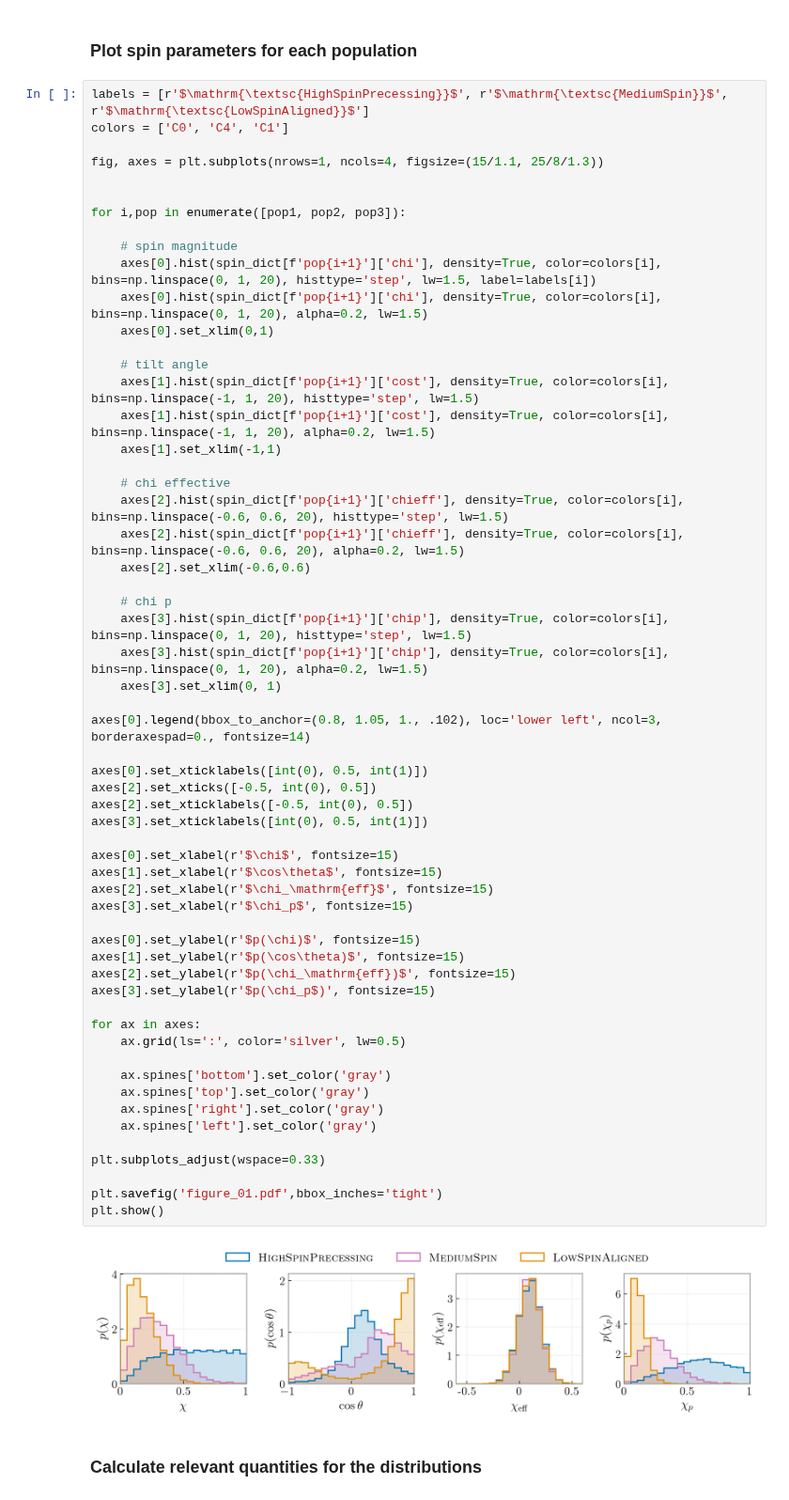
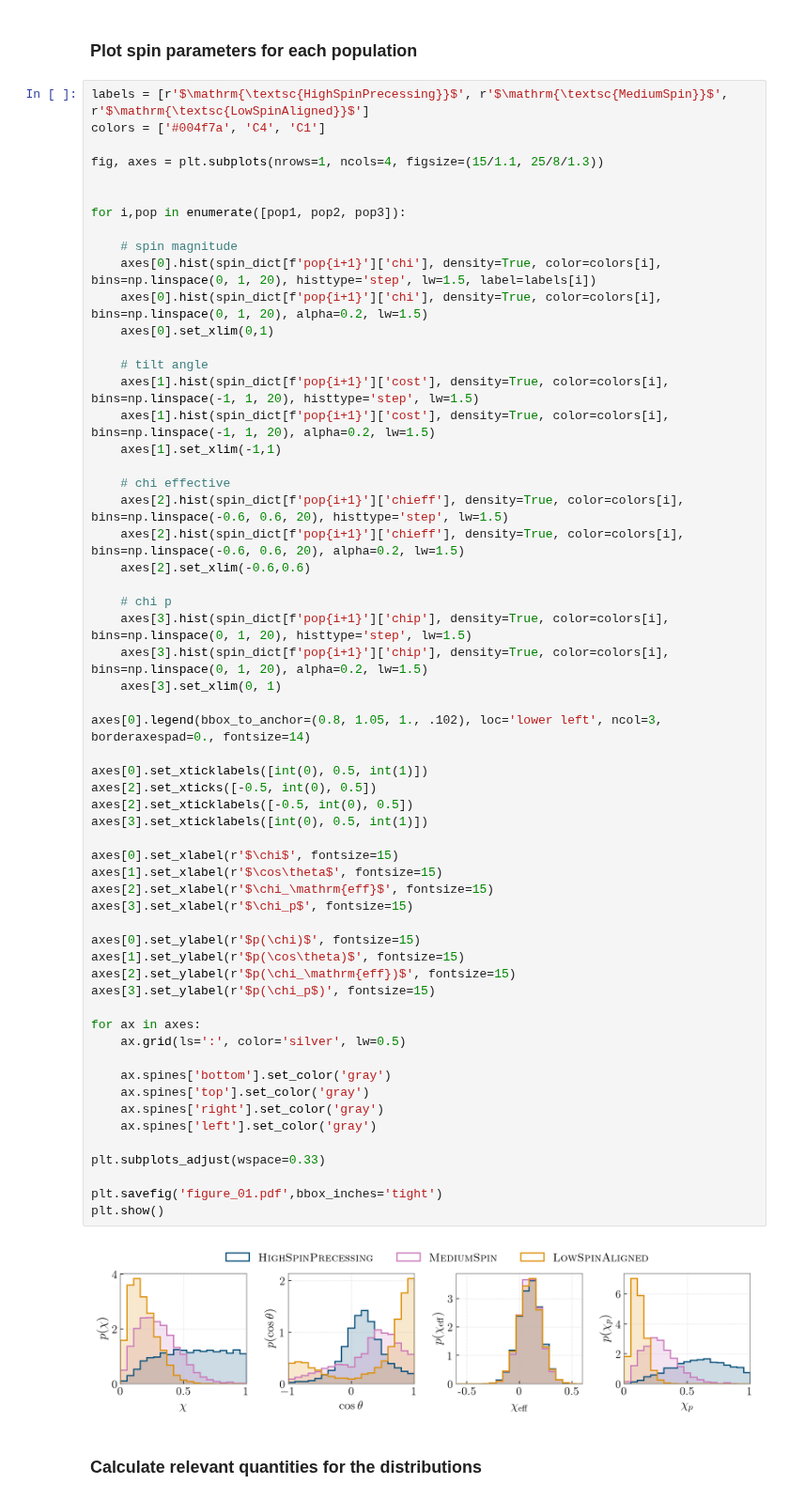
Before and after one commit to simonajmiller/measuring-bbh-component-spin, a Jupyter notebook: Figures/make_figure_01.ipynb, the cells around one changed output. Shown at 94% size. Drawn from its saved outputs; the diff is of its cells as text.

Commit message:
update colors on fig 1

```diff
--- a/Figures/make_figure_01.ipynb
+++ b/Figures/make_figure_01.ipynb
@@ -64,7 +64,7 @@ for i,pop in enumerate([pop1, pop2, pop3]):
 ### Plot spin parameters for each population
 # %%
 labels = [r'$\mathrm{\textsc{HighSpinPrecessing}}$', r'$\mathrm{\textsc{MediumSpin}}$', r'$\mathrm{\textsc{LowSpinAligned}}$']
-colors = ['C0', 'C4', 'C1']
+colors = ['#004f7a', 'C4', 'C1']
 
 fig, axes = plt.subplots(nrows=1, ncols=4, figsize=(15/1.1, 25/8/1.3))
 
@@ -94,34 +94,34 @@ for i,pop in enumerate([pop1, pop2, pop3]):
 axes[0].legend(bbox_to_anchor=(0.8, 1.05, 1., .102), loc='lower left', ncol=3,  borderaxespad=0., fontsize=14)
 
 axes[0].set_xticklabels([int(0), 0.5, int(1)])
 axes[2].set_xticks([-0.5, int(0), 0.5])
 axes[2].set_xticklabels([-0.5, int(0), 0.5])
 axes[3].set_xticklabels([int(0), 0.5, int(1)])
 
 axes[0].set_xlabel(r'$\chi$', fontsize=15)
 axes[1].set_xlabel(r'$\cos\theta$', fontsize=15)
 axes[2].set_xlabel(r'$\chi_\mathrm{eff}$', fontsize=15)
 axes[3].set_xlabel(r'$\chi_p$', fontsize=15)
 
 axes[0].set_ylabel(r'$p(\chi)$', fontsize=15)
 axes[1].set_ylabel(r'$p(\cos\theta)$', fontsize=15)
 axes[2].set_ylabel(r'$p(\chi_\mathrm{eff})$', fontsize=15)
 axes[3].set_ylabel(r'$p(\chi_p$)', fontsize=15)
 
 for ax in axes:
     ax.grid(ls=':', color='silver', lw=0.5)
 
     ax.spines['bottom'].set_color('gray')
     ax.spines['top'].set_color('gray')
     ax.spines['right'].set_color('gray')
     ax.spines['left'].set_color('gray')
 
 plt.subplots_adjust(wspace=0.33)
 
 plt.savefig('figure_01.pdf',bbox_inches='tight')
 plt.show()
 # %% [output]
-[figure, old version]
+[figure, new version]
 # %% [markdown]
 ### Calculate relevant quantities for the distributions
 # %%
```
